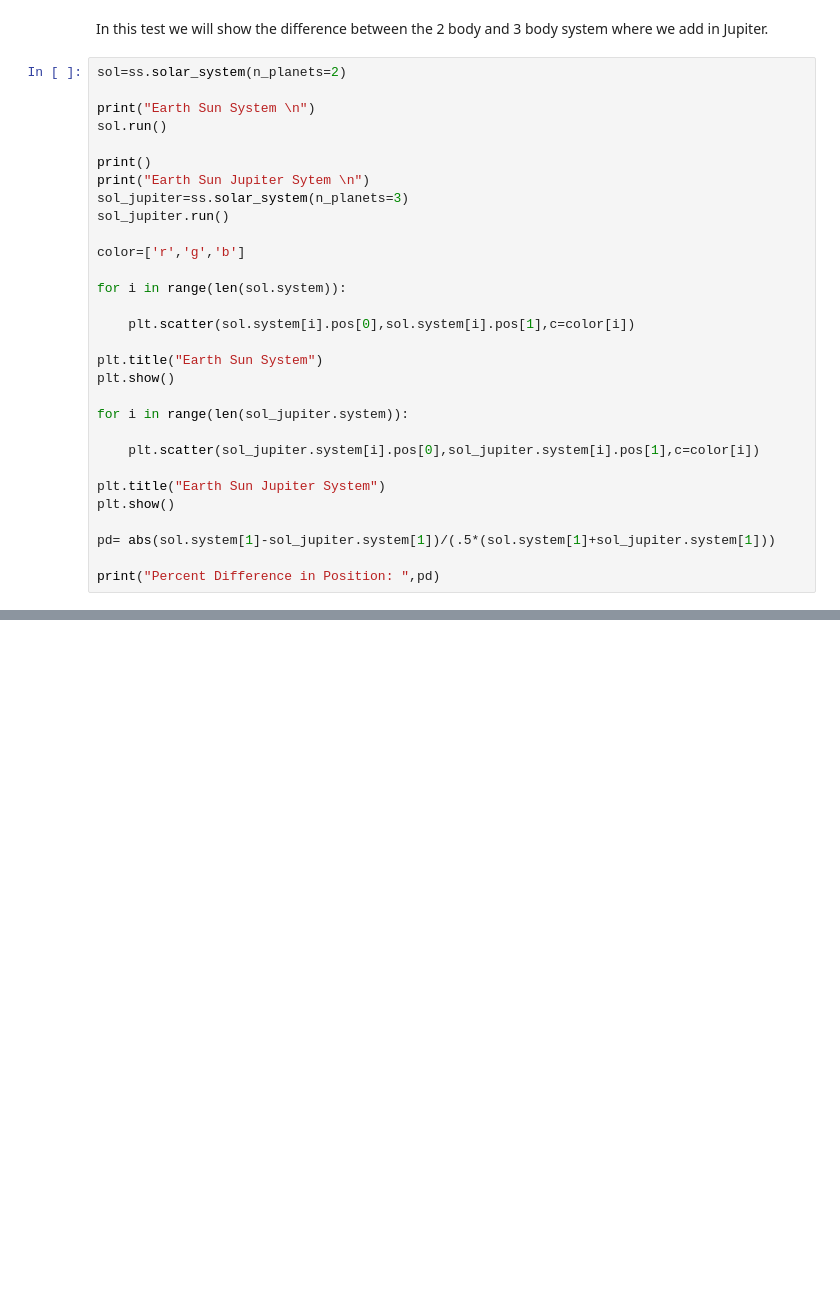
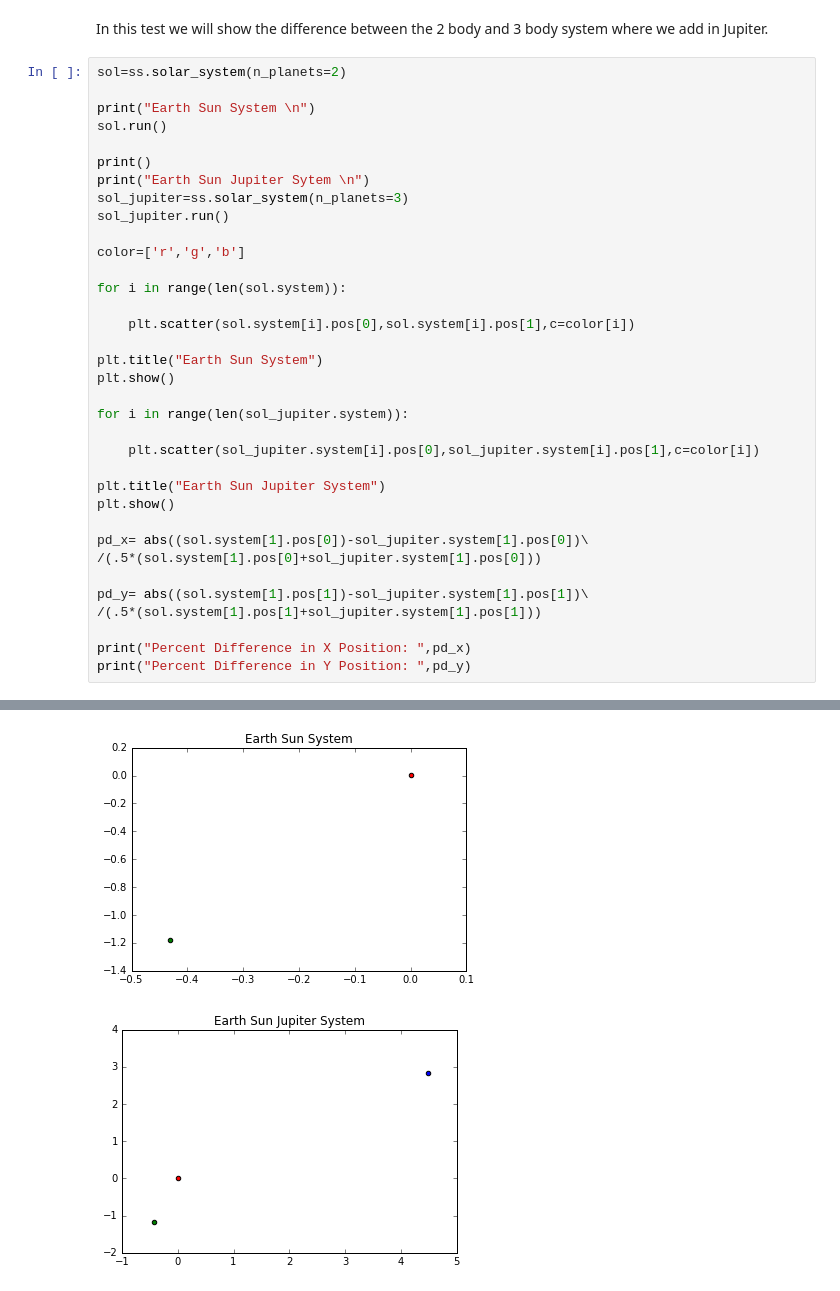
Before and after one commit to bghanley1995/Reports, a Jupyter notebook: Project3/Project3_Report.ipynb, the cells around one changed output, grey strips where cells are left out. Cells and saved outputs as stored; diff of their text form; blank space fills up the shorter version.

```diff
--- a/Project3/Project3_Report.ipynb
+++ b/Project3/Project3_Report.ipynb
@@ -164,6 +186,12 @@ for i in range(len(sol_jupiter.system)):
 plt.title("Earth Sun Jupiter System")
 plt.show()
 
-pd= abs(sol.system[1]-sol_jupiter.system[1])/(.5*(sol.system[1]+sol_jupiter.system[1]))
+pd_x= abs((sol.system[1].pos[0])-sol_jupiter.system[1].pos[0])\
+/(.5*(sol.system[1].pos[0]+sol_jupiter.system[1].pos[0]))
 
-print("Percent Difference in Position: ",pd)
+pd_y= abs((sol.system[1].pos[1])-sol_jupiter.system[1].pos[1])\
+/(.5*(sol.system[1].pos[1]+sol_jupiter.system[1].pos[1]))
+
+print("Percent Difference in X Position: ",pd_x)
+print("Percent Difference in Y Position: ",pd_y)
+# %% [output]
@@ -169,0 +217,2 @@ print("Percent Difference in Position: ",pd)
+[figure, added]
+[figure, added]
```
Also changed, not shown: parts of 13 cells of this notebook.
